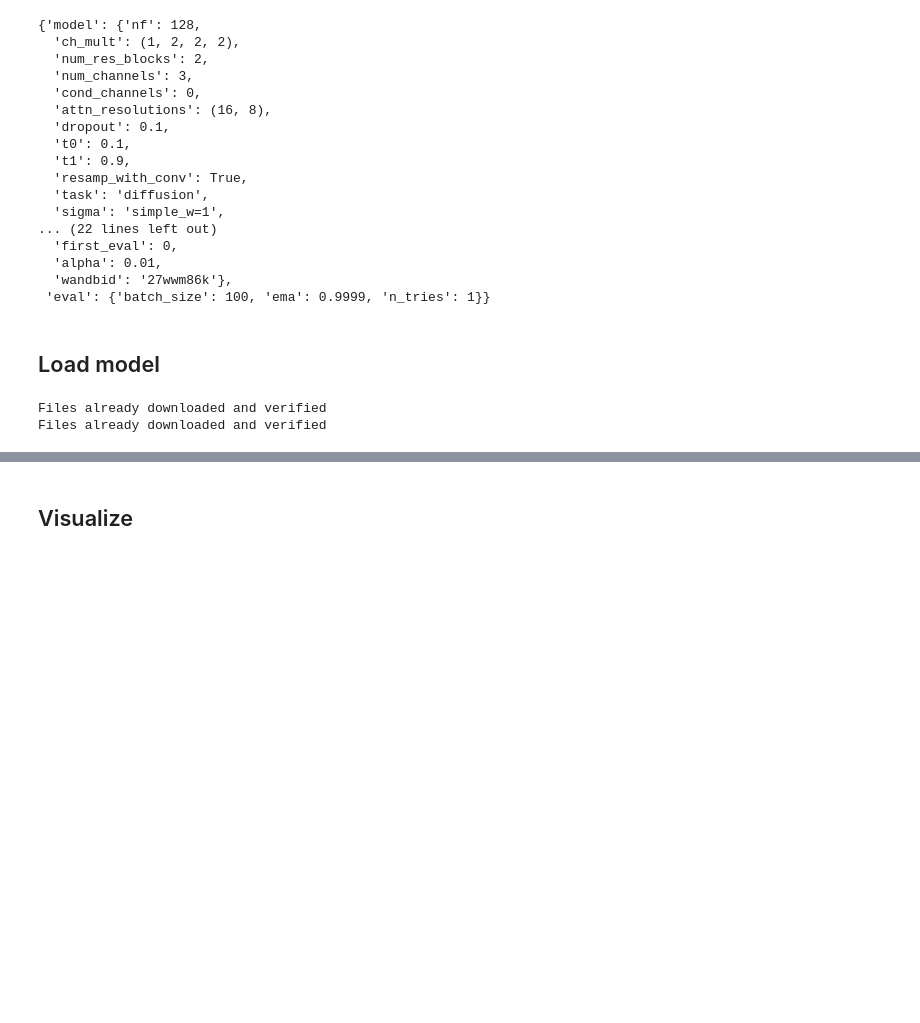
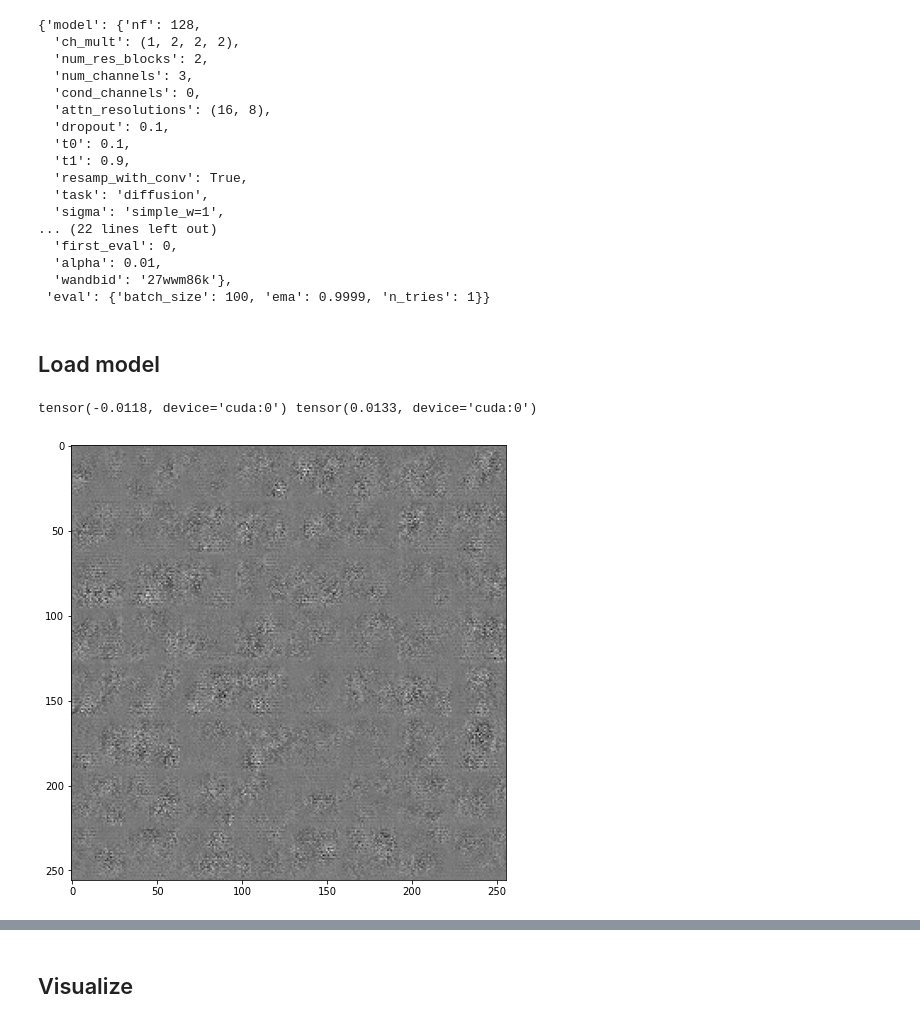
Before and after one commit to necludov/action-matching-pytorch, a Jupyter notebook: notebooks/evaluate.ipynb, the cells around one changed output, grey strips where cells are left out. Saved outputs shown, nothing was run; the diff lists cells and outputs as text; code cells hidden in the pictures; blank space fills up the shorter version.

```diff
--- a/notebooks/evaluate.ipynb
+++ b/notebooks/evaluate.ipynb
@@ -73,7 +86,8 @@ train_loader, val_loader = get_dataset(config)
 net = nn.DataParallel(anet.ActionNet(config))
 net.to(device)
 
-state = torch.load(config.model.last_checkpoint)
+# state = torch.load(config.model.last_checkpoint)
+state = torch.load('/h/kirill/learning-continuity/checkpoint/1951562/am_mnist_diffusion_0.cpt')
 net.load_state_dict(state['model'], strict=True)
 if use_ema:
     ema_ = ema.ExponentialMovingAverage(net.parameters(), decay=0.9999)
@@ -81,7 +95,17 @@ if use_ema:
     ema_.copy_to(net.parameters())
 net.eval()
 s = get_s(net, config)
-# %% [output]
-Files already downloaded and verified
-Files already downloaded and verified
+# %%
+eps = torch.rand_like(x[:,:-10])
+eps.requires_grad = True
+gradeps = torch.autograd.grad(s(torch.ones([B, 1]).to(device), eps).sum(), eps)[0].detach()
+eps.requires_grad = False
+gradeps = gradeps.reshape(B, C, H, W)
+print(gradeps.min(), gradeps.max())
+gradeps = gradeps - gradeps.min()
+gradeps = gradeps/gradeps.max()
+_ = plt.imshow(stack_imgs(gradeps), cmap='gray')
+# %% [output]
+tensor(-0.0118, device='cuda:0') tensor(0.0133, device='cuda:0')
+[figure, added]
 # %%
```
Also changed, not shown: parts of 6 cells of this notebook, 5 other files.
